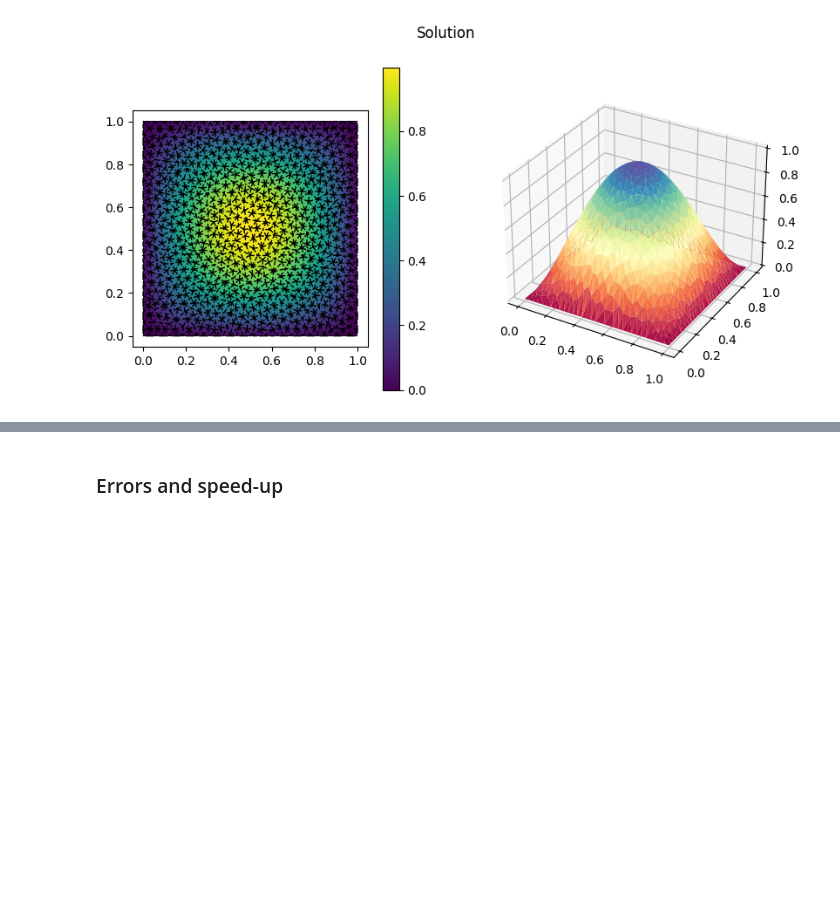
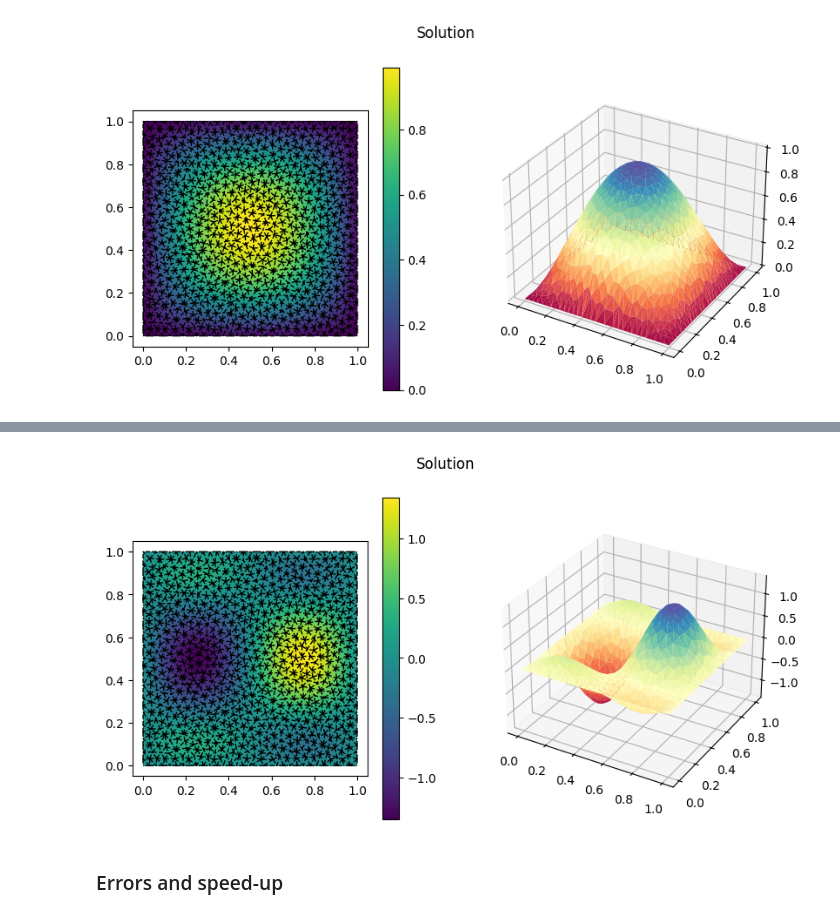
Before and after one commit to martadiridolfi/MOR, a Jupyter notebook: progetto.ipynb, the cells around one changed output, grey strips where cells are left out. Cells and saved outputs as stored; diff of their text form; code cells hidden in the pictures; blank space fills up the shorter version.

```diff
--- a/progetto.ipynb
+++ b/progetto.ipynb
@@ -921,6 +922,19 @@ def RHS_g(numPoints, points):
 ## **Galerkin - POD approach** without exact solution
 # %% [markdown]
 ### Snapshot matrix
+# %%
+### define the training set
+
+snapshot_num = 300
+mu1_range = [0.1, 1.]
+mu2_range = [0.1, 1.]
+
+# set random seed for a reproducible work
+np.random.seed(1)
+
+P = np.array([mu1_range, mu2_range])
+
+training_set = np.random.uniform(low=P[:, 0], high=P[:, 1], size=(snapshot_num, P.shape[0]))
 # %%
 ################################ SNAPSHOT MATRIX ##############################
 snapshot_matrix = []
@@ -2176,3 +2345,12 @@ gedim.PlotSolution(mesh, dofs, strongs, u_k, u_strong)
+# %%
+nn_proj_reduced_solution = basis_functions @ reduced_solution # we want to see the solution in the high fidelity setting
+mu = x_test[0]
+
+u_strong = np.zeros(problemData['NumberStrongs'], order='F')
+
+gedim.PlotSolution(mesh, dofs, strongs, nn_proj_reduced_solution, u_strong)
+# %% [output]
+[figure, added]
 # %% [markdown]
 ### Errors and speed-up
 # %%
```
Also changed, not shown: parts of 28 cells of this notebook.
